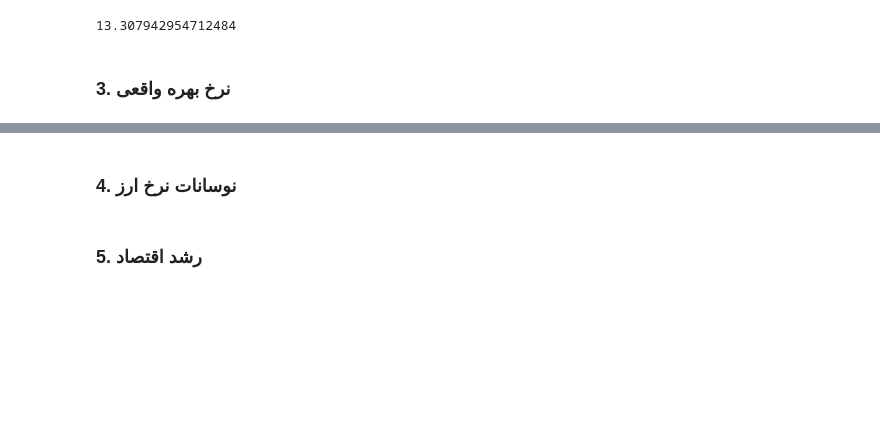
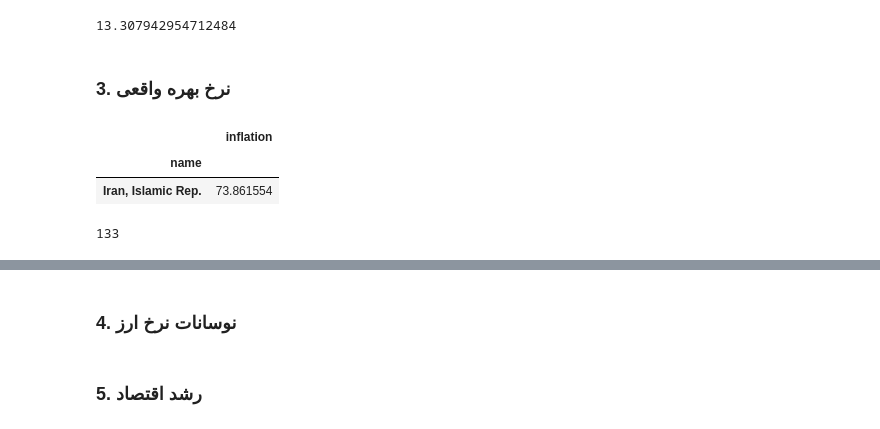
Before and after one commit to saeed-saffari/privatization-SPRI-2022, a Jupyter notebook: codes/Privatization_01.ipynb, the cells around one changed output, grey strips where cells are left out. Saved outputs shown, nothing was run; the diff lists cells and outputs as text; code cells hidden in the pictures; blank space fills up the shorter version.

```diff
--- a/codes/Privatization_01.ipynb
+++ b/codes/Privatization_01.ipynb
@@ -456,3 +456,37 @@ stdev(inflation_list)
 ### 2.2. نوسانات تورم ماهانه
 # %% [markdown]
 ### 3. نرخ بهره واقعی
+# %%
+def cleaning_cal(df):
+    global sort_df,max_10,min_10,mean_max,mean_min,iran_df,output
+    df = df.unstack().reset_index()
+    df.columns = ['name', 'inflation']
+    df.set_index('name', inplace=True)
+    country_name = wb.get_countries()
+    country_name['name2'] = country_name.name
+    country_name = country_name.set_index('name')
+    country_name = country_name[country_name.incomeLevel != "Aggregates"]
+    df = df.join(country_name, how='inner').drop(list(df.join(country_name, how='inner').columns[1:]), axis = 1).dropna()
+    sort_df = df.sort_values('inflation', ascending=False)# max_10 = sort_df.iloc[0:10]
+    max_10 = sort_df.iloc[0:10]
+    min_10 = sort_df.iloc[-10:]
+
+    mean_max = max_10.mean()
+    mean_min = min_10.mean()
+
+    iran_df=df[df.index == 'Iran, Islamic Rep.']
+    output =  abs(((mean_min - iran_df)) / (mean_max - mean_min) * 100)
+    output
+    return output
+# %%
+df = wb.download(country='all',indicator= "FR.INR.RINR", start=2016 ,end = 2016)
+# %%
+cleaning_cal(df)
+# %% [output]
+|  | inflation |
+| name |  |
+| Iran, Islamic Rep. | 73.861554 |
+# %%
+len(sort_df)
+# %% [output]
+133
```
Also changed, not shown: parts of 1 cell of this notebook.
